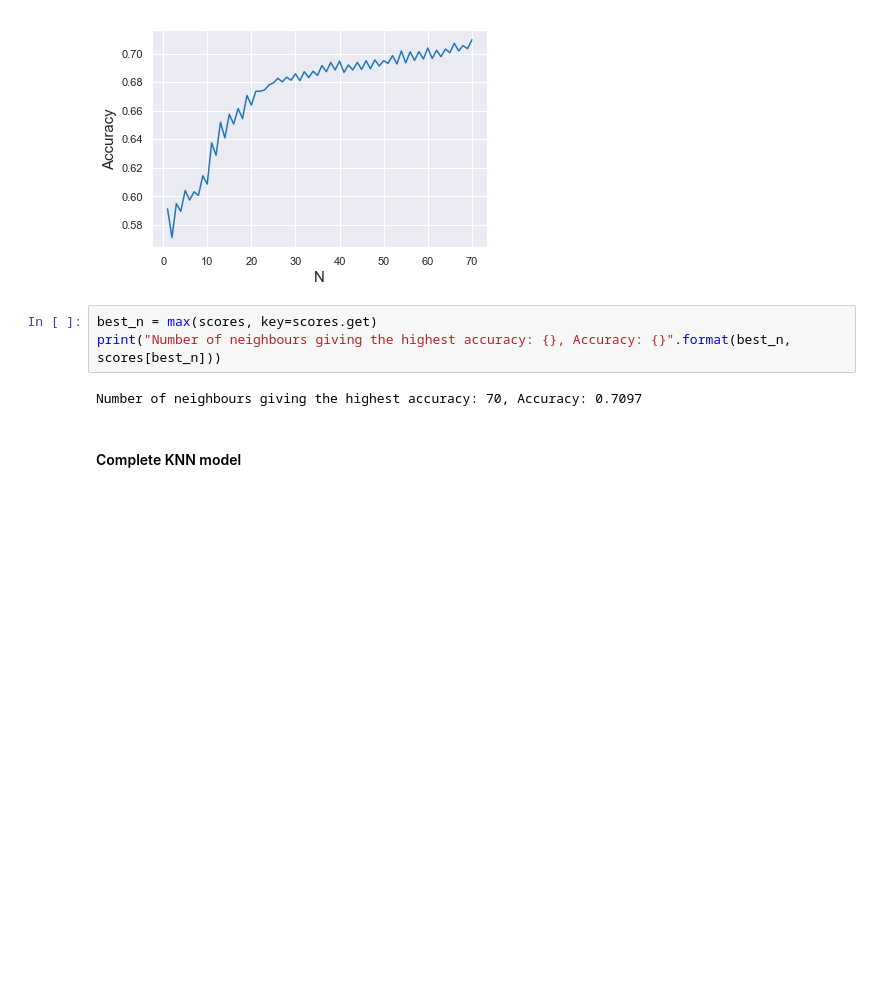
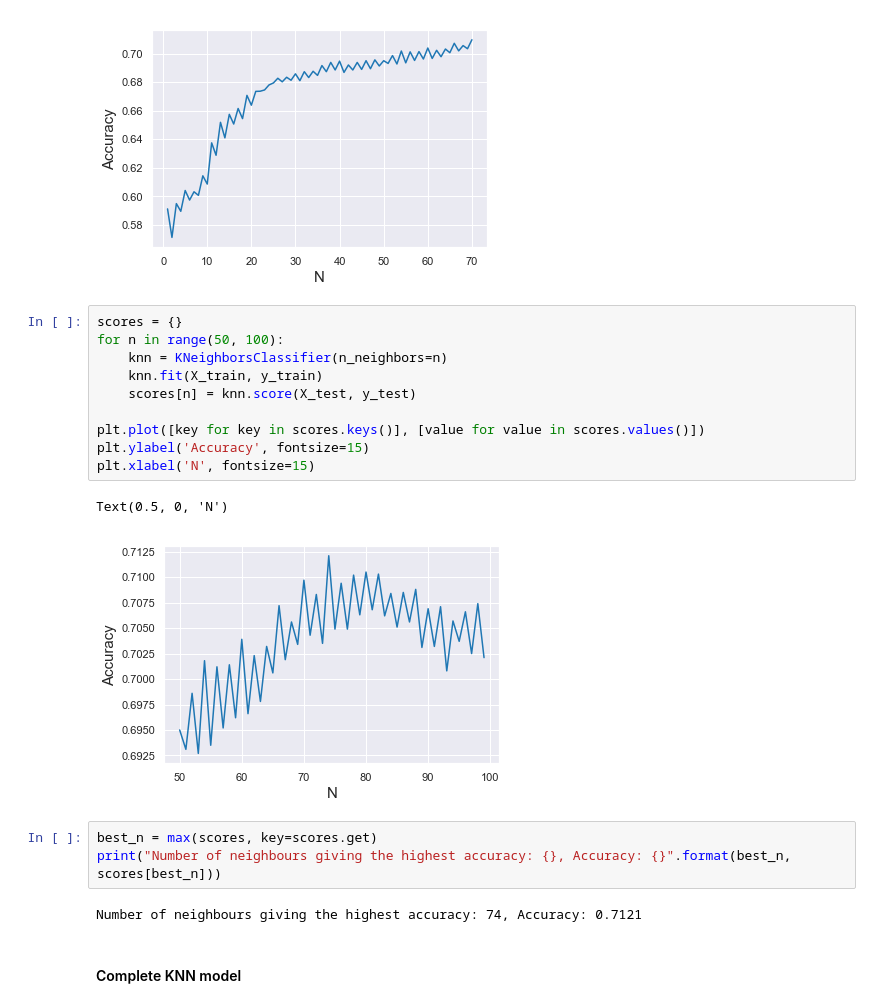
Before and after one commit to SylvainLosey/DMML2019_Team_Orange, a Jupyter notebook: code/2_analysis.ipynb, the cells around one changed output. Saved outputs shown, nothing was run; the diff lists cells and outputs as text; blank space fills up the shorter version.

Commit message:
Extend range for best N

```diff
--- a/code/2_analysis.ipynb
+++ b/code/2_analysis.ipynb
@@ -124,11 +124,24 @@ plt.xlabel('N', fontsize=15)
 # %% [output]
 Text(0.5, 0, 'N')
 [figure]
+# %%
+scores = {}
+for n in range(50, 100):
+    knn = KNeighborsClassifier(n_neighbors=n)
+    knn.fit(X_train, y_train)
+    scores[n] = knn.score(X_test, y_test)
+
+plt.plot([key for key in scores.keys()], [value for value in scores.values()])
+plt.ylabel('Accuracy', fontsize=15)
+plt.xlabel('N', fontsize=15)
+# %% [output]
+Text(0.5, 0, 'N')
+[figure, added]
 # %%
 best_n = max(scores, key=scores.get)
 print("Number of neighbours giving the highest accuracy: {}, Accuracy: {}".format(best_n, scores[best_n]))
 # %% [output]
-Number of neighbours giving the highest accuracy: 70, Accuracy: 0.7097
+Number of neighbours giving the highest accuracy: 74, Accuracy: 0.7121
 # %% [markdown]
 #### Complete KNN model
 # %%
```
